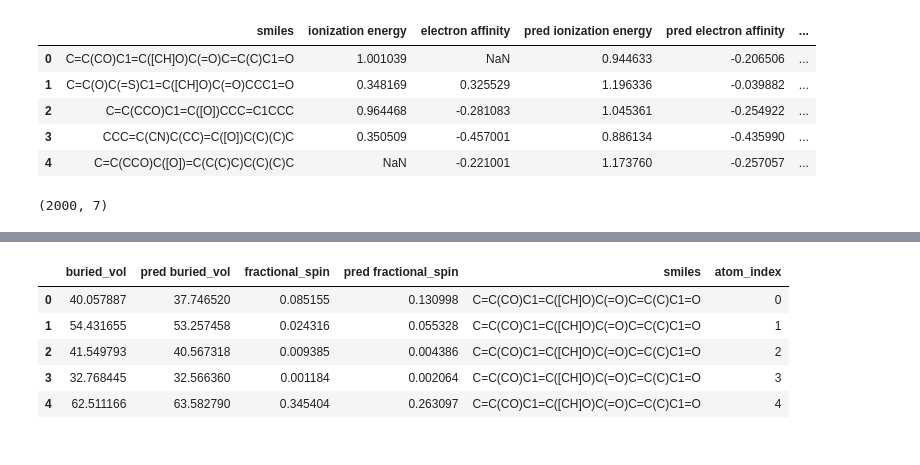
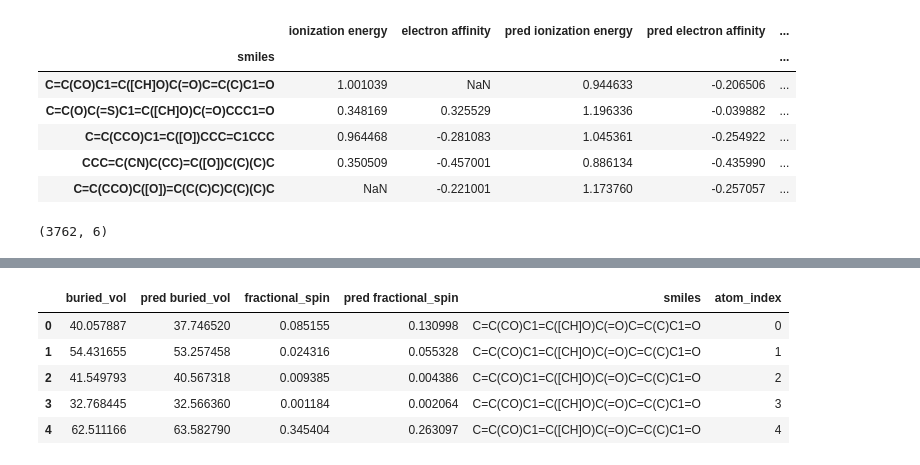
Before and after one commit to NREL/rlmolecule, a Jupyter notebook: stable_radical_optimization/plot_dft_confirmation.ipynb, the cells around one changed output, grey strips where cells are left out. Saved outputs shown, nothing was run; the diff lists cells and outputs as text; code cells hidden in the pictures.

```diff
--- a/stable_radical_optimization/plot_dft_confirmation.ipynb
+++ b/stable_radical_optimization/plot_dft_confirmation.ipynb
@@ -17,17 +18,18 @@ mpl.rcParams['figure.dpi'] = 300
 # %%
-df = pd.read_csv('20210109_dft_ml_redox_data.csv.gz', index_col=0)
+df = pd.read_csv('shrees_attachments/20210109_dft_ml_redox_data.csv.gz', index_col=0)
 df.head()
 # %% [output]
-|  | smiles | ionization energy | electron affinity | pred ionization energy | pred electron affinity | ... |
-| 0 | C=C(CO)C1=C([CH]O)C(=O)C=C(C)C1=O | 1.001039 | NaN | 0.944633 | -0.206506 | ... |
-| 1 | C=C(O)C(=S)C1=C([CH]O)C(=O)CCC1=O | 0.348169 | 0.325529 | 1.196336 | -0.039882 | ... |
-| 2 | C=C(CCO)C1=C([O])CCC=C1CCC | 0.964468 | -0.281083 | 1.045361 | -0.254922 | ... |
-| 3 | CCC=C(CN)C(CC)=C([O])C(C)(C)C | 0.350509 | -0.457001 | 0.886134 | -0.435990 | ... |
-| 4 | C=C(CCO)C([O])=C(C(C)C)C(C)(C)C | NaN | -0.221001 | 1.173760 | -0.257057 | ... |
+|  | ionization energy | electron affinity | pred ionization energy | pred electron affinity | ... |
+| smiles |  |  |  |  | ... |
+| C=C(CO)C1=C([CH]O)C(=O)C=C(C)C1=O | 1.001039 | NaN | 0.944633 | -0.206506 | ... |
+| C=C(O)C(=S)C1=C([CH]O)C(=O)CCC1=O | 0.348169 | 0.325529 | 1.196336 | -0.039882 | ... |
+| C=C(CCO)C1=C([O])CCC=C1CCC | 0.964468 | -0.281083 | 1.045361 | -0.254922 | ... |
+| CCC=C(CN)C(CC)=C([O])C(C)(C)C | 0.350509 | -0.457001 | 0.886134 | -0.435990 | ... |
+| C=C(CCO)C([O])=C(C(C)C)C(C)(C)C | NaN | -0.221001 | 1.173760 | -0.257057 | ... |
 # %%
 df.shape
 # %% [output]
-(2000, 7)
+(3762, 6)
 # %%
 from matplotlib.patches import Polygon
 
```
Also changed, not shown: parts of 14 cells of this notebook, 5 other files.
